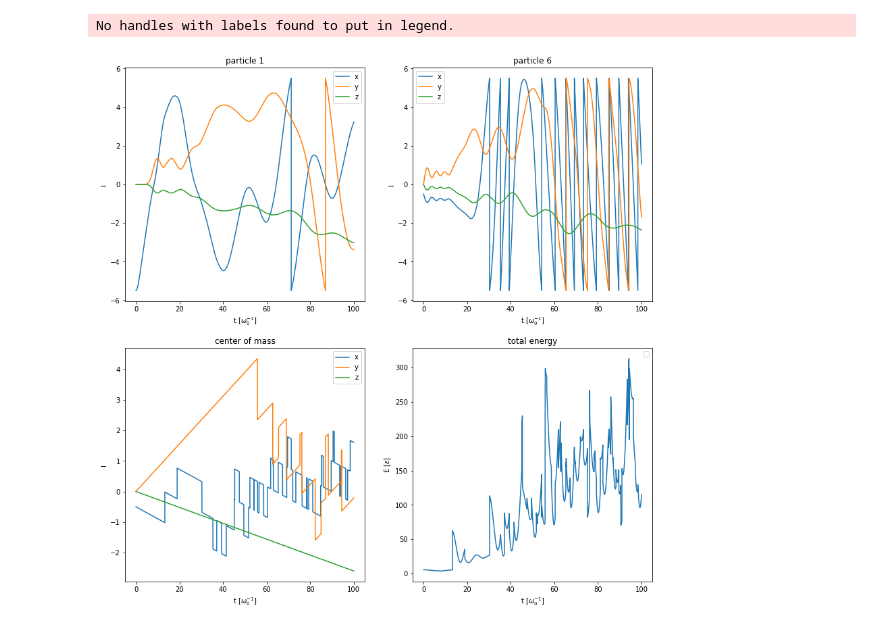
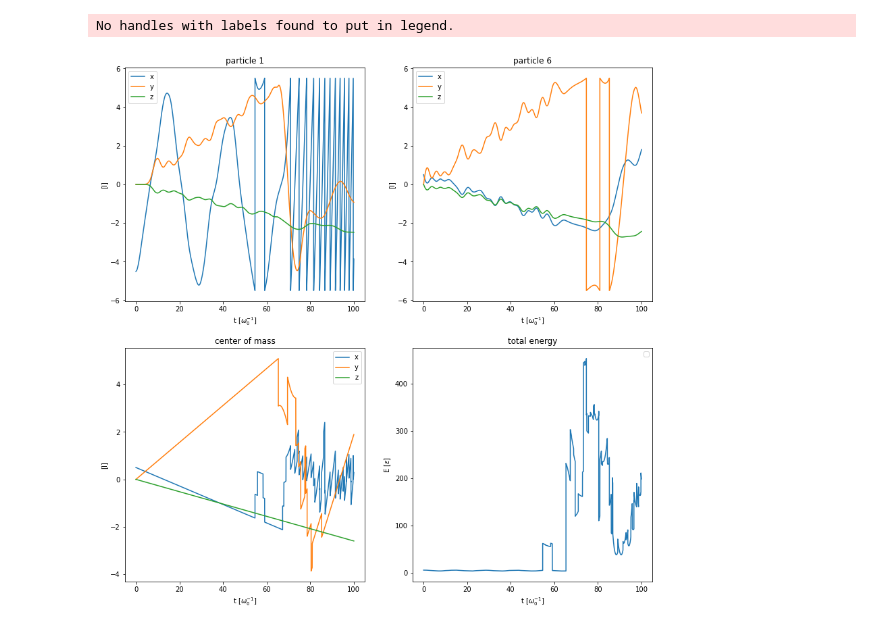
Before and after one commit to e-richter/molecular_simulations, a Jupyter notebook: 05/assignment05.ipynb, the cells around one changed output. Drawn from its saved outputs; the diff is of its cells as text; code cells hidden in the pictures.

```diff
--- a/05/assignment05.ipynb
+++ b/05/assignment05.ipynb
@@ -34,7 +34,7 @@ def init(N, L):
 # %%
 r0, p0 = init(N=N, L=L)
 # %%
-r, p, t = a.velocity_verlet_Ndim_PBC(r0, p0, t_max, dt, f.chain_force, L)
+r, p, t = a.velocity_verlet_Ndim_PBC(r0, p0, t_max, dt, f.chain_force_PBC, L)
 # %%
 xlim = (r[:,:,0].max(), r[:,:,0].min())
 ylim = (r[:,:,1].max(), r[:,:,1].min())
@@ -42,7 +42,7 @@ zlim = (r[:,:,2].max(), r[:,:,2].min())
 files = []
 for i in range(len(t)):
 
-    if i%943==0:
+    if i%943==1:
         plt.clf()
         fig = plt.figure(figsize=(12,8));
         ax = fig.add_subplot(111, projection='3d')
@@ -51,6 +51,8 @@ for i in range(len(t)):
                 ax.plot(x[0], x[1], x[2], color='red', linestyle='', marker='o', markersize=5)
             elif x_i == N-1:
                 ax.plot(x[0], x[1], x[2], color='blue', linestyle='', marker='o', markersize=5)
+            elif x_i == 0:
+                ax.plot(x[0], x[1], x[2], color='green', linestyle='', marker='o', markersize=5)
             else:
                 ax.plot(x[0], x[1], x[2], color='blue', linestyle='', marker='o', markersize=5)
 
@@ -111,4 +113,13 @@ def total_energy(r,p,m):
         E[i] += kinetic_energy(p[i],m)
     return E
 # %%
-E = total_energy(r,p,m)
+V = np.zeros(r.shape[0])
+T = np.zeros(r.shape[0])
+for i in tqdm(range(r.shape[0])):
+        V[i] = harmonic_chain_potential(r[i],k=1)
+        T[i] = kinetic_energy(p[i],m)
+# %%
+plt.plot(t,V)
+plt.plot(t,T)
+E = T + V
+np.max(x)
@@ -115,32 +129,32 @@ E = total_energy(r,p,m)
 # %%
 cols = 2
 rows = 2
 
 fig, axes = plt.subplots(nrows=rows, ncols=cols, figsize=(cols*7, rows*7))
 axes[0,0].plot(t,r[:,0,0],  label='x')
 axes[0,0].plot(t,r[:,0,1],  label='y')
 axes[0,0].plot(t,r[:,0,2],  label='z')
 axes[0,0].set_title('particle 1')
 axes[0,0].set_ylabel('l')
 axes[0,1].plot(t,r[:,5,0], label='x')
 axes[0,1].plot(t,r[:,5,1],  label='y')
 axes[0,1].plot(t,r[:,5,2],  label='z')
 axes[0,1].set_title('particle 6')
 axes[0,0].set_ylabel('l')
 axes[1,0].plot(t,r_cm[:,0], label='x')
 axes[1,0].plot(t,r_cm[:,1], label='y')
 axes[1,0].plot(t,r_cm[:,2], label='z')
 axes[1,0].set_title('center of mass')
 axes[1,1].plot(t, E)
 axes[1,1].set_title('total energy')
 for i in range(rows):
     for j in range(cols):
         axes[i,j].legend()
         axes[i,j].set_xlabel(r't $[\omega_0^{-1}]$')
-        axes[i,j].set_ylabel(r'l')
+        axes[i,j].set_ylabel(r'[l]')
 axes[1,1].set_ylabel(r'E $[\epsilon]$')
 plt.savefig('assignment51a', dpi=600, bbox_inches='tight')
 plt.show()
 # %% [output]
 No handles with labels found to put in legend.
-[figure, old version]
+[figure, new version]
```
Also changed, not shown: parts of 17 cells of this notebook.
